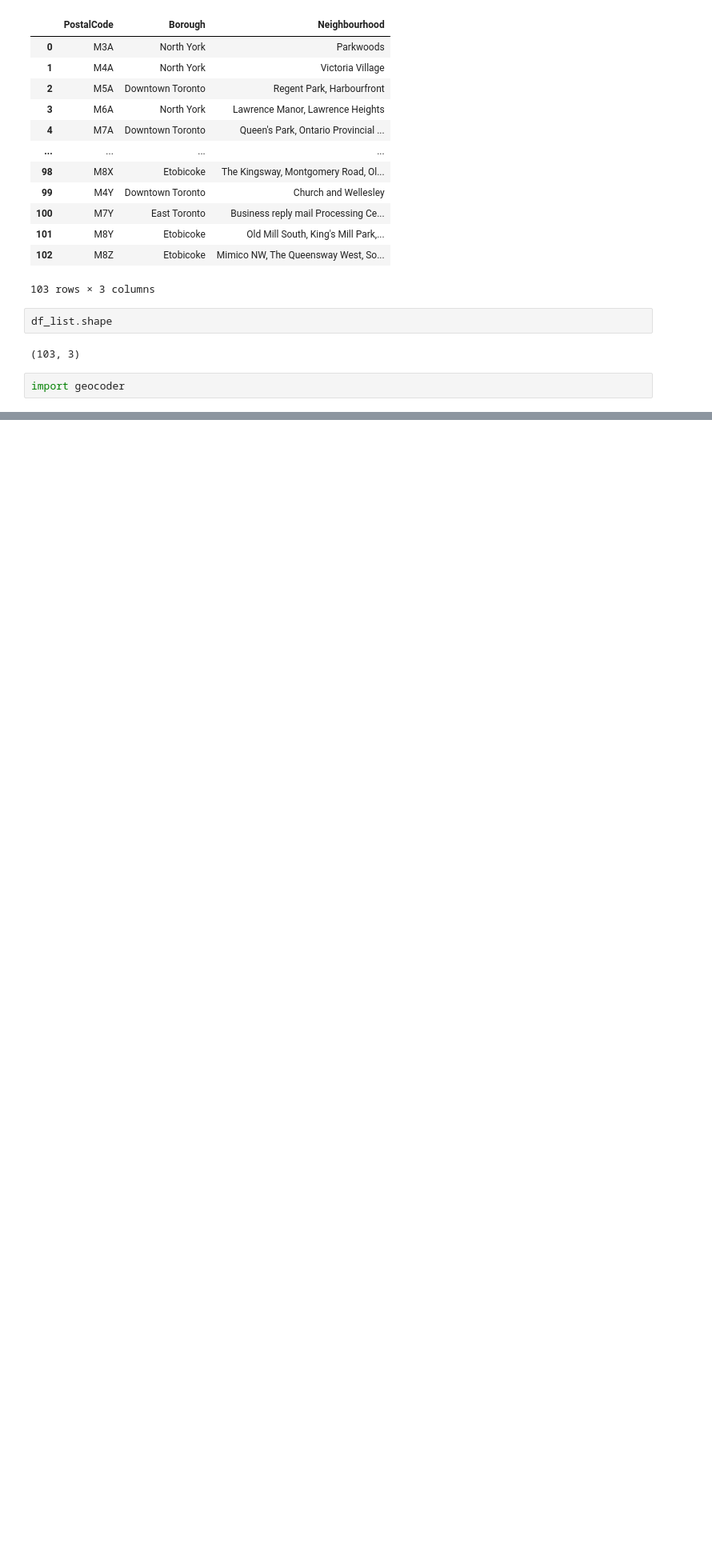
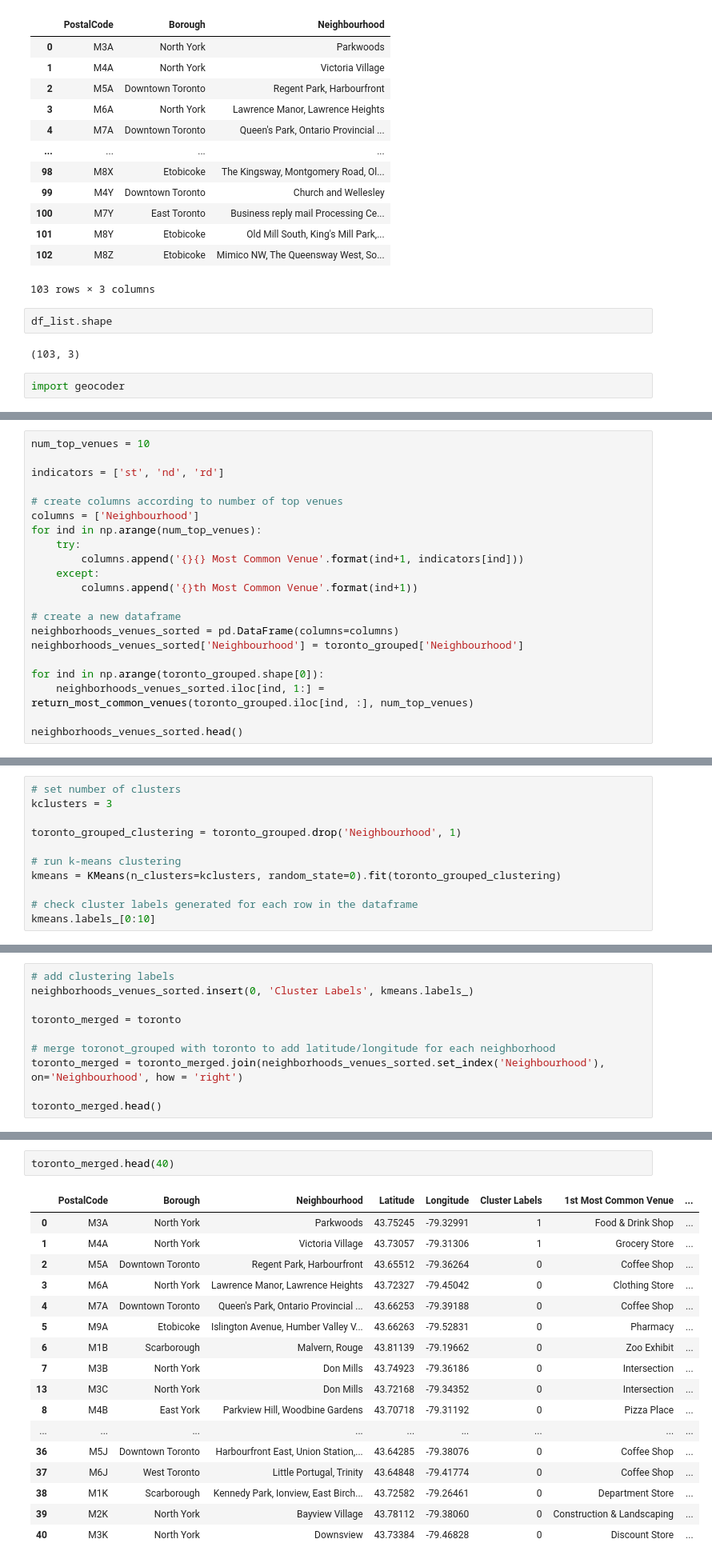
Before and after one commit to dmalc/Coursera_Capstone, a Jupyter notebook: Clustering Toronto Neighborhoods.ipynb, the cells around one changed output, grey strips where cells are left out. Shown: that part at 80% size. Drawn from its saved outputs; the diff is of its cells as text; blank space fills up the shorter version.

```diff
--- a/Clustering Toronto Neighborhoods.ipynb
+++ b/Clustering Toronto Neighborhoods.ipynb
@@ -160,0 +517,21 @@ toronto
+# %%
+num_top_venues = 10
+
+indicators = ['st', 'nd', 'rd']
+
+# create columns according to number of top venues
+columns = ['Neighbourhood']
+for ind in np.arange(num_top_venues):
+    try:
+        columns.append('{}{} Most Common Venue'.format(ind+1, indicators[ind]))
+    except:
+        columns.append('{}th Most Common Venue'.format(ind+1))
+
+# create a new dataframe
+neighborhoods_venues_sorted = pd.DataFrame(columns=columns)
+neighborhoods_venues_sorted['Neighbourhood'] = toronto_grouped['Neighbourhood']
+
+for ind in np.arange(toronto_grouped.shape[0]):
+    neighborhoods_venues_sorted.iloc[ind, 1:] = return_most_common_venues(toronto_grouped.iloc[ind, :], num_top_venues)
+
+neighborhoods_venues_sorted.head()
@@ -160,0 +545,11 @@ toronto
+# %%
+# set number of clusters
+kclusters = 3
+
+toronto_grouped_clustering = toronto_grouped.drop('Neighbourhood', 1)
+
+# run k-means clustering
+kmeans = KMeans(n_clusters=kclusters, random_state=0).fit(toronto_grouped_clustering)
+
+# check cluster labels generated for each row in the dataframe
+kmeans.labels_[0:10]
@@ -160,0 +558,10 @@ toronto
+# %%
+# add clustering labels
+neighborhoods_venues_sorted.insert(0, 'Cluster Labels', kmeans.labels_)
+
+toronto_merged = toronto
+
+# merge toronot_grouped with toronto to add latitude/longitude for each neighborhood
+toronto_merged = toronto_merged.join(neighborhoods_venues_sorted.set_index('Neighbourhood'), on='Neighbourhood', how = 'right')
+
+toronto_merged.head()
@@ -160,0 +575,20 @@ toronto
+# %%
+toronto_merged.head(40)
+# %% [output]
+|  | PostalCode | Borough | Neighbourhood | Latitude | Longitude | Cluster Labels | 1st Most Common Venue | ... |
+| 0 | M3A | North York | Parkwoods | 43.75245 | -79.32991 | 1 | Food & Drink Shop | ... |
+| 1 | M4A | North York | Victoria Village | 43.73057 | -79.31306 | 1 | Grocery Store | ... |
+| 2 | M5A | Downtown Toronto | Regent Park, Harbourfront | 43.65512 | -79.36264 | 0 | Coffee Shop | ... |
+| 3 | M6A | North York | Lawrence Manor, Lawrence Heights | 43.72327 | -79.45042 | 0 | Clothing Store | ... |
+| 4 | M7A | Downtown Toronto | Queen's Park, Ontario Provincial ... | 43.66253 | -79.39188 | 0 | Coffee Shop | ... |
+| 5 | M9A | Etobicoke | Islington Avenue, Humber Valley V... | 43.66263 | -79.52831 | 0 | Pharmacy | ... |
+| 6 | M1B | Scarborough | Malvern, Rouge | 43.81139 | -79.19662 | 0 | Zoo Exhibit | ... |
+| 7 | M3B | North York | Don Mills | 43.74923 | -79.36186 | 0 | Intersection | ... |
+| 13 | M3C | North York | Don Mills | 43.72168 | -79.34352 | 0 | Intersection | ... |
+| 8 | M4B | East York | Parkview Hill, Woodbine Gardens | 43.70718 | -79.31192 | 0 | Pizza Place | ... |
+| ... | ... | ... | ... | ... | ... | ... | ... | ... |
+| 36 | M5J | Downtown Toronto | Harbourfront East, Union Station,... | 43.64285 | -79.38076 | 0 | Coffee Shop | ... |
+| 37 | M6J | West Toronto | Little Portugal, Trinity | 43.64848 | -79.41774 | 0 | Coffee Shop | ... |
+| 38 | M1K | Scarborough | Kennedy Park, Ionview, East Birch... | 43.72582 | -79.26461 | 0 | Department Store | ... |
+| 39 | M2K | North York | Bayview Village | 43.78112 | -79.38060 | 0 | Construction & Landscaping | ... |
+| 40 | M3K | North York | Downsview | 43.73384 | -79.46828 | 0 | Discount Store | ... |
```
Also changed, not shown: parts of 39 cells of this notebook.
